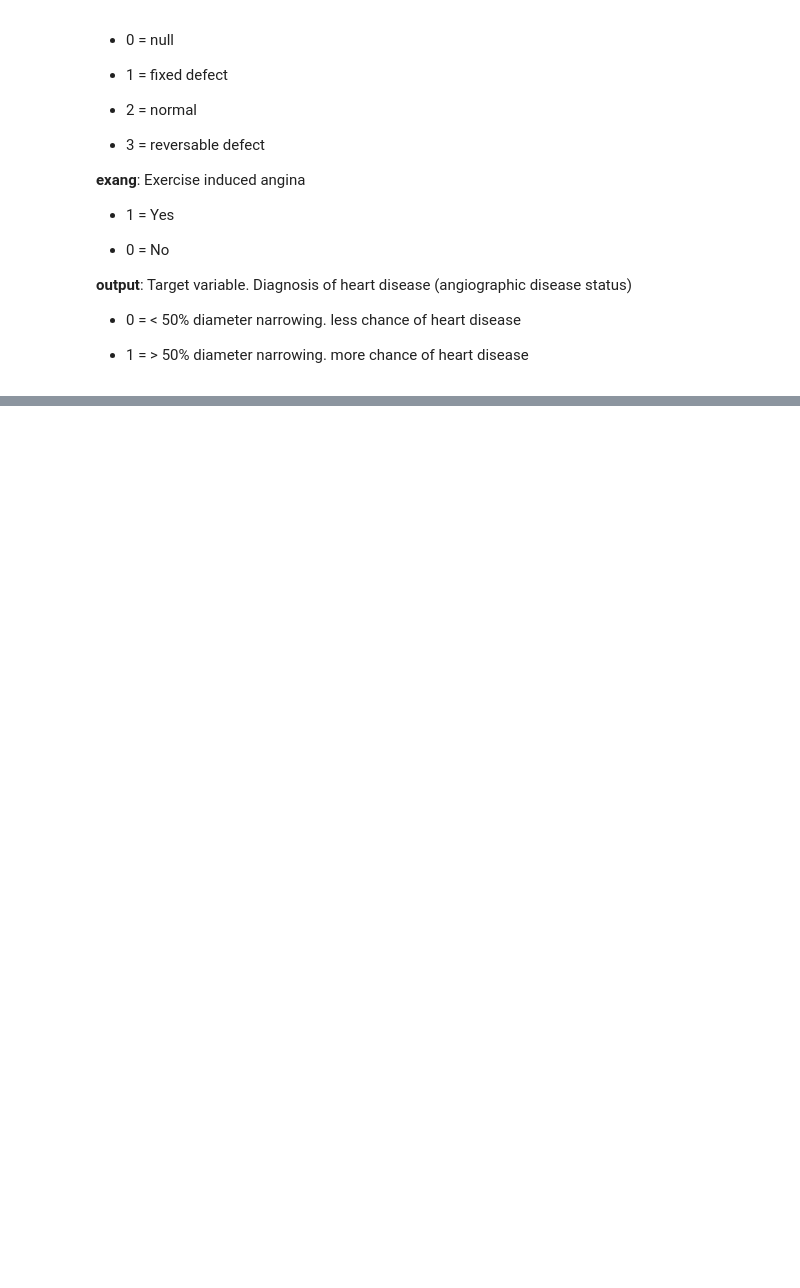
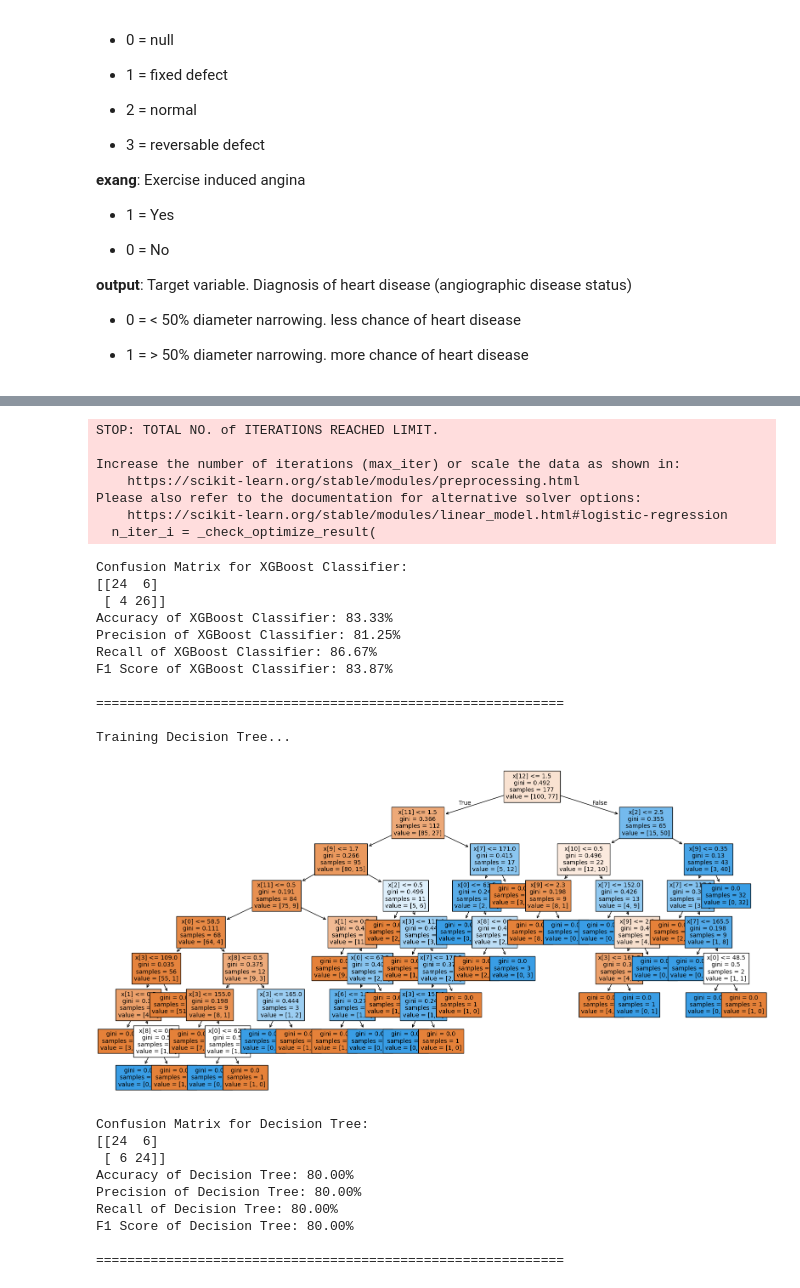
Before and after one commit to PyFenix/heart_disease_risk_prediction, a Jupyter notebook: notebooks/2.Preprocessing_and_Model_Training-lq.ipynb, the cells around one changed output, grey strips where cells are left out. Cells and saved outputs as stored; diff of their text form; code cells hidden in the pictures; blank space fills up the shorter version.

```diff
--- a/notebooks/2.Preprocessing_and_Model_Training-lq.ipynb
+++ b/notebooks/2.Preprocessing_and_Model_Training-lq.ipynb
@@ -210,0 +108,9 @@ F1 Score of Decision Tree: 71.19%
+# %%
+# Define the numerical columns
+numerical_cols = ['age', 'trestbps', 'chol', 'thalach', 'oldpeak']
+
+# Define the categorical columns by excluding numerical ones
+categorical_cols = [col for col in heart_df.columns if col not in numerical_cols]
+
+print("Categorical Columns:", categorical_cols)
+print("Numerical Columns:", numerical_cols)
@@ -210,0 +120,2 @@ F1 Score of Decision Tree: 71.19%
+# %%
+data_processor = DataProcessor(heart_df, numerical_cols, categorical_cols, 'num')
@@ -210,0 +154,2 @@ F1 Score of Decision Tree: 71.19%
+# %%
+X_train, y_train, X_val, y_val, X_test, y_test = data_processor.split_data()
@@ -210,0 +436,39 @@ F1 Score of Decision Tree: 71.19%
+# %%
+# Define the models in a dictionary
+models = {
+    'Logistic Regression': LogisticRegression(),
+    'Support Vector Classifier': SVC(),
+    # 'LightGBM Classifier': LGBMClassifier(force_row_wise=True, min_child_samples=50, num_leaves=31, min_split_gain=0.01),
+    'XGBoost Classifier': XGBClassifier(eval_metric="logloss", enable_categorical=True),
+    'Decision Tree': DecisionTreeClassifier()
+}
+
+# Iterate through the dictionary, fit each model, and print the results
+for model_name, model in models.items():
+    print(f"Training {model_name}...")
+    model.fit(X_train, y_train)
+    predicted = model.predict(X_test)
+
+    # Compute confusion matrix
+    conf = confusion_matrix(y_test, predicted)
+
+    # Compute accuracy, precision, recall, and F1 score
+    accuracy = accuracy_score(y_test, predicted) * 100
+    precision = precision_score(y_test, predicted, average='binary') * 100
+    recall = recall_score(y_test, predicted, average='binary') * 100
+    f1 = f1_score(y_test, predicted, average='binary') * 100
+
+    # Plot decision tree for Decision Tree Classifier
+    if model_name == 'Decision Tree':
+        plt.figure(figsize=(20, 10))
+        plot_tree(model, filled=True, fontsize=10)
+        plt.show()
+
+    # Print results
+    print(f"Confusion Matrix for {model_name}: \n{conf}")
+    print(f"Accuracy of {model_name}: {accuracy:.2f}%")
+    print(f"Precision of {model_name}: {precision:.2f}%")
+    print(f"Recall of {model_name}: {recall:.2f}%")
+    print(f"F1 Score of {model_name}: {f1:.2f}%")
+    print("\n" + "="*60 + "\n")
+# %% [output]
@@ -210,0 +492,28 @@ F1 Score of Decision Tree: 71.19%
+STOP: TOTAL NO. of ITERATIONS REACHED LIMIT.
+
+Increase the number of iterations (max_iter) or scale the data as shown in:
+    https://scikit-learn.org/stable/modules/preprocessing.html
+Please also refer to the documentation for alternative solver options:
+    https://scikit-learn.org/stable/modules/linear_model.html#logistic-regression
+  n_iter_i = _check_optimize_result(
+Confusion Matrix for XGBoost Classifier:
+[[24  6]
+ [ 4 26]]
+Accuracy of XGBoost Classifier: 83.33%
+Precision of XGBoost Classifier: 81.25%
+Recall of XGBoost Classifier: 86.67%
+F1 Score of XGBoost Classifier: 83.87%
+
+============================================================
+
+Training Decision Tree...
+[figure, added]
+Confusion Matrix for Decision Tree:
+[[24  6]
+ [ 6 24]]
+Accuracy of Decision Tree: 80.00%
+Precision of Decision Tree: 80.00%
+Recall of Decision Tree: 80.00%
+F1 Score of Decision Tree: 80.00%
+
+============================================================
```
Also changed, not shown: parts of 47 cells of this notebook, 10 other files.
